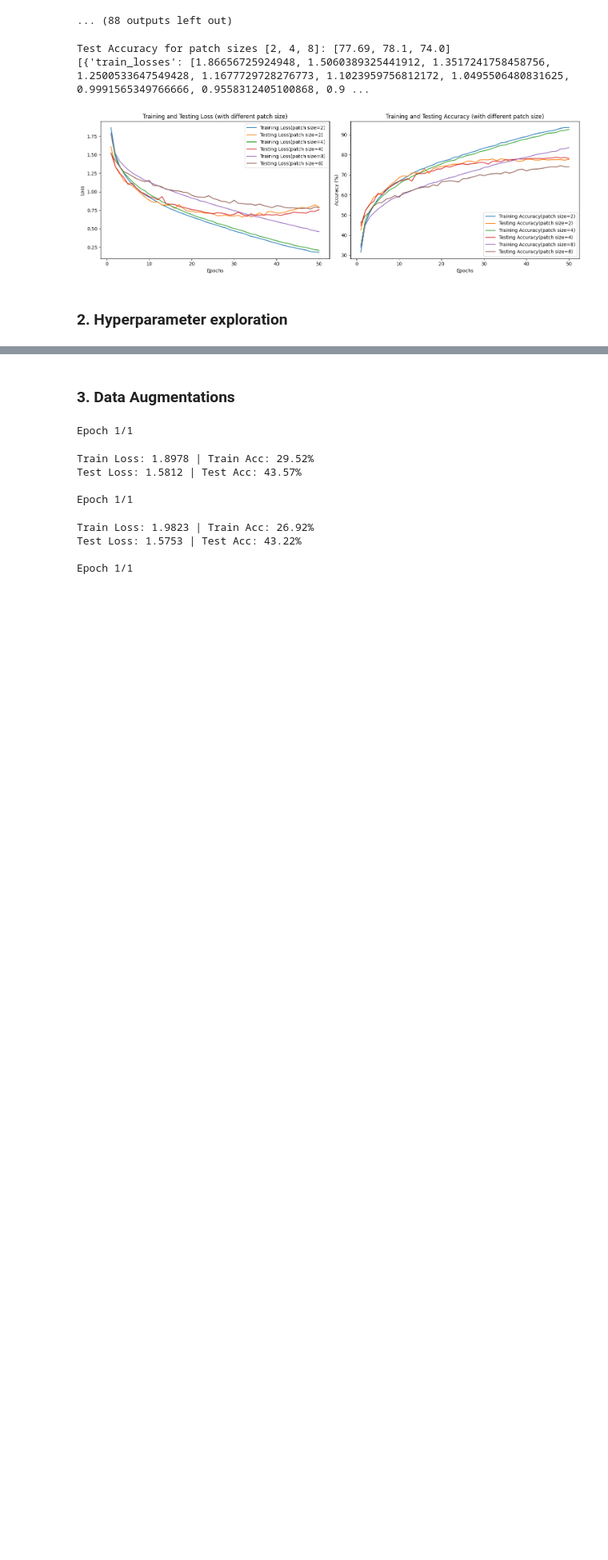
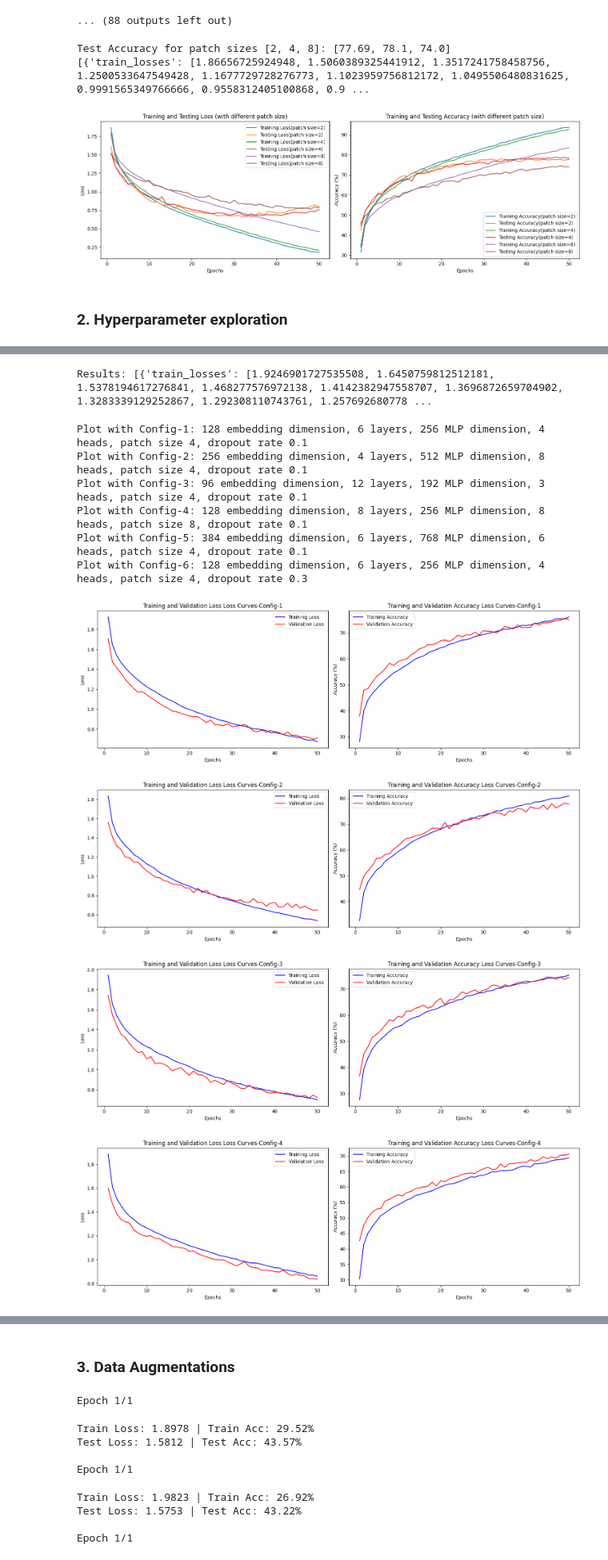
Before and after one commit to StarryBadger/vision_transformers, a Jupyter notebook: 1/1.ipynb, the cells around one changed output, grey strips where cells are left out. Shown at 80% size. Cells and saved outputs as stored; diff of their text form; code cells hidden in the pictures; blank space fills up the shorter version.

```diff
--- a/1/1.ipynb
+++ b/1/1.ipynb
@@ -260,15 +260,15 @@ def plot_loss_curves(train_losses, test_losses, train_accs, test_accs, title="")
     epochs = range(1, len(train_losses) + 1)
 
     ax1.plot(epochs, train_losses, 'b-', label='Training Loss')
-    ax1.plot(epochs, test_losses, 'r-', label='Testing Loss')
-    ax1.set_title(f'Training and Testing Loss {title}')
+    ax1.plot(epochs, test_losses, 'r-', label='Validation Loss')
+    ax1.set_title(f'Training and Validation Loss {title}')
     ax1.set_xlabel('Epochs')
     ax1.set_ylabel('Loss')
     ax1.legend()
 
     ax2.plot(epochs, train_accs, 'b-', label='Training Accuracy')
-    ax2.plot(epochs, test_accs, 'r-', label='Testing Accuracy')
-    ax2.set_title(f'Training and Testing Accuracy {title}')
+    ax2.plot(epochs, test_accs, 'r-', label='Validation Accuracy')
+    ax2.set_title(f'Training and Validation Accuracy {title}')
     ax2.set_xlabel('Epochs')
     ax2.set_ylabel('Accuracy (%)')
     ax2.legend()
@@ -340,19 +340,14 @@ def evaluate(model, test_loader, criterion, device):
 
     return running_loss / len(test_loader), 100. * correct / total
 
-
-from torch.optim.lr_scheduler import CosineAnnealingLR
-
-
-
 def train_model(model, train_loader, test_loader, device, num_epochs, learning_rate=1e-4):
     criterion = nn.CrossEntropyLoss()
     optimizer = optim.Adam(model.parameters(), lr=learning_rate, weight_decay=1e-4)
 
     train_losses = []
-    test_losses = []
+    val_losses = []
     train_accs = []
-    test_accs = []
+    val_accs = []
 
     for epoch in range(num_epochs):
         print(f"\nEpoch {epoch+1}/{num_epochs}")
@@ -361,15 +356,15 @@ def train_model(model, train_loader, test_loader, device, num_epochs, learning_r
         train_losses.append(train_loss)
         train_accs.append(train_acc)
 
-        test_loss, test_acc = evaluate(model, test_loader, criterion, device)
-        test_losses.append(test_loss)
-        test_accs.append(test_acc)
+        val_loss, val_acc = evaluate(model, test_loader, criterion, device)
+        val_losses.append(val_loss)
+        val_accs.append(val_acc)
 
         print(f"Train Loss: {train_loss:.4f} | Train Acc: {train_acc:.2f}%")
-        print(f"Val Loss: {test_loss:.4f} | Val Acc: {test_acc:.2f}%")
+        print(f"Val Loss: {val_loss:.4f} | Val Acc: {val_acc:.2f}%")
 
         #? Save best model
-        # if save_path and (epoch == 0 or test_acc > max(test_accs[:-1])):
+        # if save_path and (epoch == 0 or test_acc > max(val_accs[:-1])):
         #     os.makedirs(os.path.dirname(save_path), exist_ok=True)
         #     torch.save({
         #         'epoch': epoch + 1,
@@ -384,9 +379,9 @@ def train_model(model, train_loader, test_loader, device, num_epochs, learning_r
 
     return {
         'train_losses': train_losses,
-        'test_losses': test_losses,
+        'val_losses': val_losses,
         'train_accs': train_accs,
-        'test_accs': test_accs,
+        'val_accs': val_accs,
     }
 # %% [markdown]
 #### Training on CIFAR-10 dataset
@@ -737,7 +732,7 @@ configurations = [
 
 ]
 
-NUM_EPOCHS = 1
+NUM_EPOCHS = 50
 LEARNING_RATE = 3e-4
 
 results = []
@@ -767,8 +762,8 @@ for config in configurations:
     torch.save(model.state_dict(), f'checkpoints/visual_transformer.pth')
     results.append(result)
 
-    if result['test_accs'][-1] > best_accurs:
-        best_accurs = result['test_accs'][-1]
+    if result['val_accs'][-1] > best_accurs:
+        best_accurs = result['val_accs'][-1]
         best_model = copy.deepcopy(model)
         best_config = config
     print()
@@ -786,3 +825,21 @@ KeyboardInterrupt:
+# %%
+print(f"Results: {results}")
+# %% [output]
+Results: [{'train_losses': [1.9246901727535508, 1.6450759812512181, 1.5378194617276841, 1.468277576972138, 1.4142382947558707, 1.3696872659704902, 1.3283339129252867, 1.292308110743761, 1.257692680778 ...
 # %%
-for i, (config, result) in enumerate(zip(config, results)):
-    plot_loss_curves(result['train_losses'], result['test_losses'], result['train_accs'], result['test_accs'], title=f"Loss Curves-Config-{i + 1}")
+import time
+for i, (config, result) in enumerate(zip(configurations, results)):
+    print(f"Plot with Config-{i + 1}: {config['embedding_dim']} embedding dimension, {config['num_layers']} layers, {config['mlp_dim']} MLP dimension, {config['num_heads']} heads, patch size {config['patch_size']}, dropout rate {config['dropout_rate']}")
+    plot_loss_curves(result['train_losses'], result['val_losses'], result['train_accs'], result['val_accs'], title=f"Loss Curves-Config-{i + 1}")
+    time.sleep(1)
+# %% [output]
+Plot with Config-1: 128 embedding dimension, 6 layers, 256 MLP dimension, 4 heads, patch size 4, dropout rate 0.1
+Plot with Config-2: 256 embedding dimension, 4 layers, 512 MLP dimension, 8 heads, patch size 4, dropout rate 0.1
+Plot with Config-3: 96 embedding dimension, 12 layers, 192 MLP dimension, 3 heads, patch size 4, dropout rate 0.1
+Plot with Config-4: 128 embedding dimension, 8 layers, 256 MLP dimension, 8 heads, patch size 8, dropout rate 0.1
+Plot with Config-5: 384 embedding dimension, 6 layers, 768 MLP dimension, 6 heads, patch size 4, dropout rate 0.1
+Plot with Config-6: 128 embedding dimension, 6 layers, 256 MLP dimension, 4 heads, patch size 4, dropout rate 0.3
+[figure, added]
+[figure, added]
+[figure, added]
+[figure, added]
```
Also changed, not shown: parts of 4 cells of this notebook.
